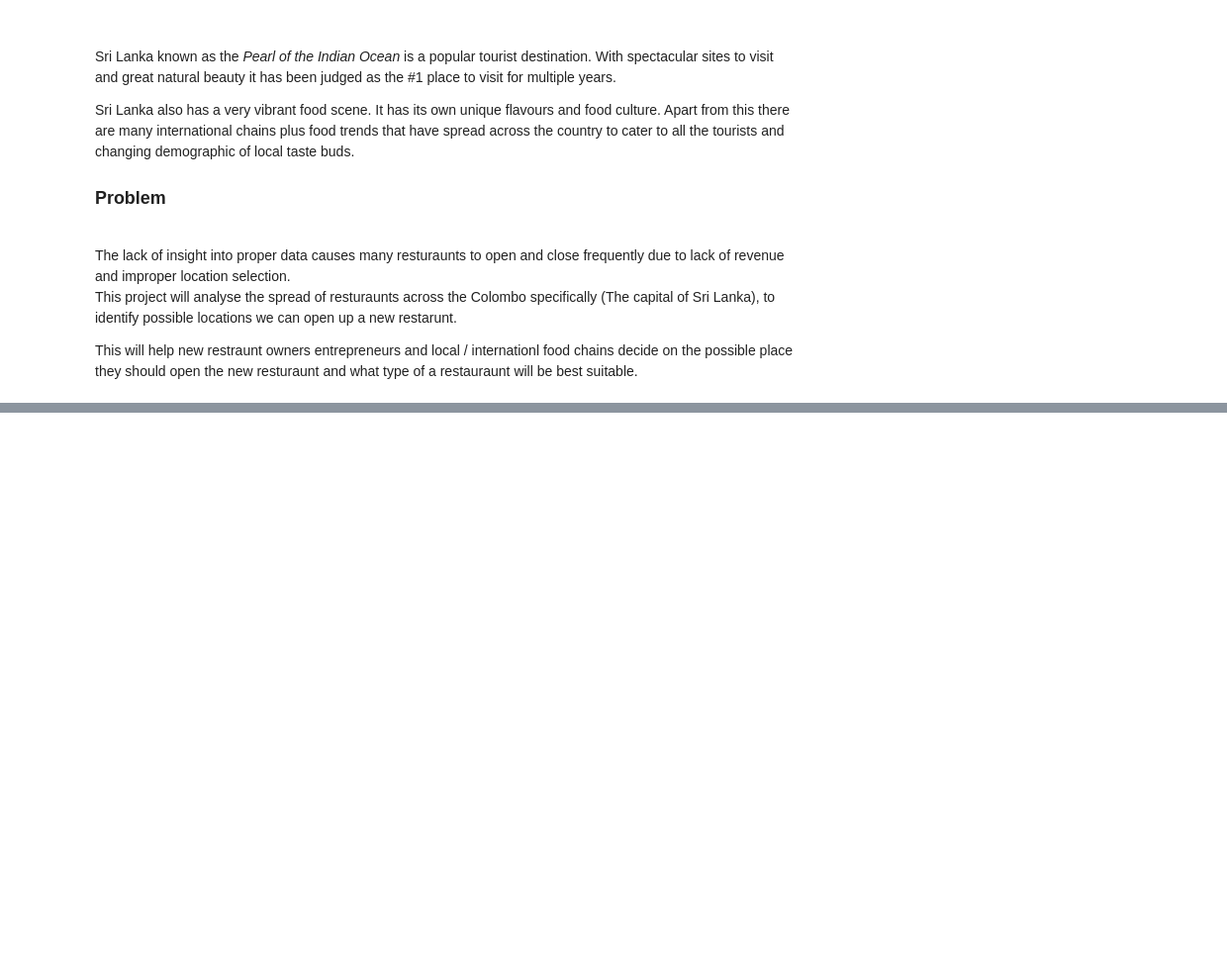
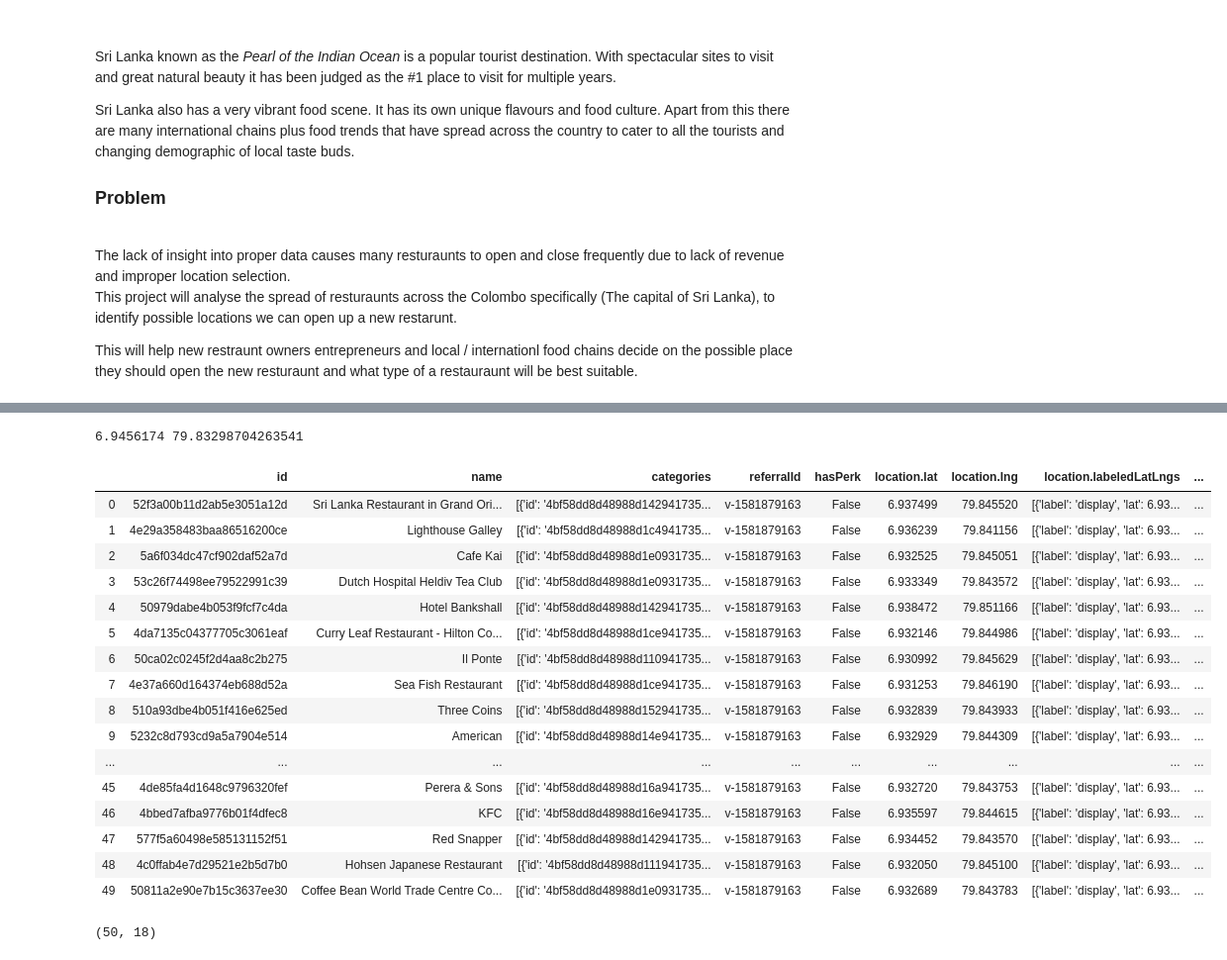
Before and after one commit to Samkobb/Colombo--ri-Lanka---Next-Resturaunt, a Jupyter notebook: Colombo Sri Lanka.ipynb, the cells around one changed output, grey strips where cells are left out. Shown at 99% size. Cells and saved outputs as stored; diff of their text form; code cells hidden in the pictures; blank space fills up the shorter version.

```diff
--- a/Colombo Sri Lanka.ipynb
+++ b/Colombo Sri Lanka.ipynb
@@ -32,0 +82,8 @@ This will help new restraunt owners entrepreneurs and local / internationl food
+# %%
+CLIENT_ID = 'GPVDS1QUUR23MELHCV4MEKLFHU3WNC1CHTR5RAJYVOGHG1T5' # your Foursquare ID
+CLIENT_SECRET = 'HG54VQ4BMGXUI5PYSQTR3TPIFUUE5NDWYTORNRX22GWT0APR' # your Foursquare Secret
+VERSION = '20180604'
+LIMIT = 1000
+print('Your credentails:')
+print('CLIENT_ID: ' + CLIENT_ID)
+print('CLIENT_SECRET:' + CLIENT_SECRET)
@@ -32,0 +106,40 @@ This will help new restraunt owners entrepreneurs and local / internationl food
+# %%
+address = 'colombo,fort'
+radius=1890
+limit= 50
+geolocator = Nominatim(user_agent="foursquare_agent")
+location = geolocator.geocode(address)
+latitude = location.latitude
+longitude = location.longitude
+print(latitude, longitude)
+# %% [output]
+6.9456174 79.83298704263541
+# %%
+search_query ='4d4b7105d754a06374d81259'
+url = 'https://api.foursquare.com/v2/venues/search?client_id={}&client_secret={}&ll={},{}&v={}&categoryId={}&radius={}&limit={}'.format(CLIENT_ID, CLIENT_SECRET, latitude, longitude, VERSION, search_query, radius, LIMIT)
+results = requests.get(url).json()
+venues = results['response']['venues']
+dataframe_colombo1= json_normalize(venues)
+dataframe_colombo1
+# %% [output]
+|  | id | name | categories | referralId | hasPerk | location.lat | location.lng | location.labeledLatLngs | ... |
+| 0 | 52f3a00b11d2ab5e3051a12d | Sri Lanka Restaurant in Grand Ori... | [{'id': '4bf58dd8d48988d142941735... | v-1581879163 | False | 6.937499 | 79.845520 | [{'label': 'display', 'lat': 6.93... | ... |
+| 1 | 4e29a358483baa86516200ce | Lighthouse Galley | [{'id': '4bf58dd8d48988d1c4941735... | v-1581879163 | False | 6.936239 | 79.841156 | [{'label': 'display', 'lat': 6.93... | ... |
+| 2 | 5a6f034dc47cf902daf52a7d | Cafe Kai | [{'id': '4bf58dd8d48988d1e0931735... | v-1581879163 | False | 6.932525 | 79.845051 | [{'label': 'display', 'lat': 6.93... | ... |
+| 3 | 53c26f74498ee79522991c39 | Dutch Hospital Heldiv Tea Club | [{'id': '4bf58dd8d48988d1e0931735... | v-1581879163 | False | 6.933349 | 79.843572 | [{'label': 'display', 'lat': 6.93... | ... |
+| 4 | 50979dabe4b053f9fcf7c4da | Hotel Bankshall | [{'id': '4bf58dd8d48988d142941735... | v-1581879163 | False | 6.938472 | 79.851166 | [{'label': 'display', 'lat': 6.93... | ... |
+| 5 | 4da7135c04377705c3061eaf | Curry Leaf Restaurant - Hilton Co... | [{'id': '4bf58dd8d48988d1ce941735... | v-1581879163 | False | 6.932146 | 79.844986 | [{'label': 'display', 'lat': 6.93... | ... |
+| 6 | 50ca02c0245f2d4aa8c2b275 | Il Ponte | [{'id': '4bf58dd8d48988d110941735... | v-1581879163 | False | 6.930992 | 79.845629 | [{'label': 'display', 'lat': 6.93... | ... |
+| 7 | 4e37a660d164374eb688d52a | Sea Fish Restaurant | [{'id': '4bf58dd8d48988d1ce941735... | v-1581879163 | False | 6.931253 | 79.846190 | [{'label': 'display', 'lat': 6.93... | ... |
+| 8 | 510a93dbe4b051f416e625ed | Three Coins | [{'id': '4bf58dd8d48988d152941735... | v-1581879163 | False | 6.932839 | 79.843933 | [{'label': 'display', 'lat': 6.93... | ... |
+| 9 | 5232c8d793cd9a5a7904e514 | American | [{'id': '4bf58dd8d48988d14e941735... | v-1581879163 | False | 6.932929 | 79.844309 | [{'label': 'display', 'lat': 6.93... | ... |
+| ... | ... | ... | ... | ... | ... | ... | ... | ... | ... |
+| 45 | 4de85fa4d1648c9796320fef | Perera & Sons | [{'id': '4bf58dd8d48988d16a941735... | v-1581879163 | False | 6.932720 | 79.843753 | [{'label': 'display', 'lat': 6.93... | ... |
+| 46 | 4bbed7afba9776b01f4dfec8 | KFC | [{'id': '4bf58dd8d48988d16e941735... | v-1581879163 | False | 6.935597 | 79.844615 | [{'label': 'display', 'lat': 6.93... | ... |
+| 47 | 577f5a60498e585131152f51 | Red Snapper | [{'id': '4bf58dd8d48988d142941735... | v-1581879163 | False | 6.934452 | 79.843570 | [{'label': 'display', 'lat': 6.93... | ... |
+| 48 | 4c0ffab4e7d29521e2b5d7b0 | Hohsen Japanese Restaurant | [{'id': '4bf58dd8d48988d111941735... | v-1581879163 | False | 6.932050 | 79.845100 | [{'label': 'display', 'lat': 6.93... | ... |
+| 49 | 50811a2e90e7b15c3637ee30 | Coffee Bean World Trade Centre Co... | [{'id': '4bf58dd8d48988d1e0931735... | v-1581879163 | False | 6.932689 | 79.843783 | [{'label': 'display', 'lat': 6.93... | ... |
+# %%
+dataframe_colombo1.shape
+# %% [output]
+(50, 18)
```
Also changed, not shown: parts of 48 cells of this notebook.
